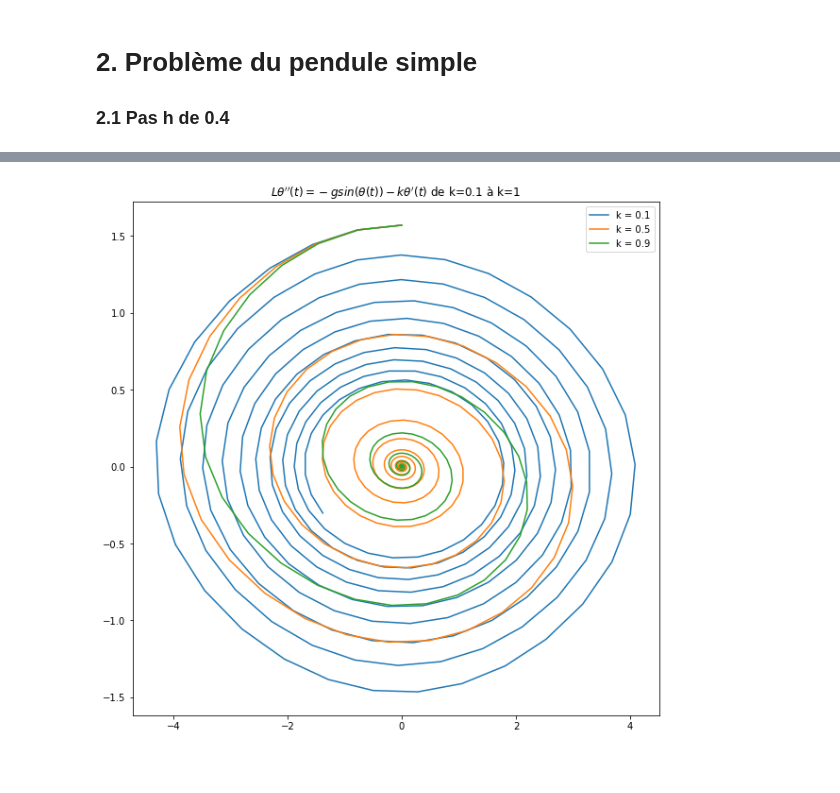
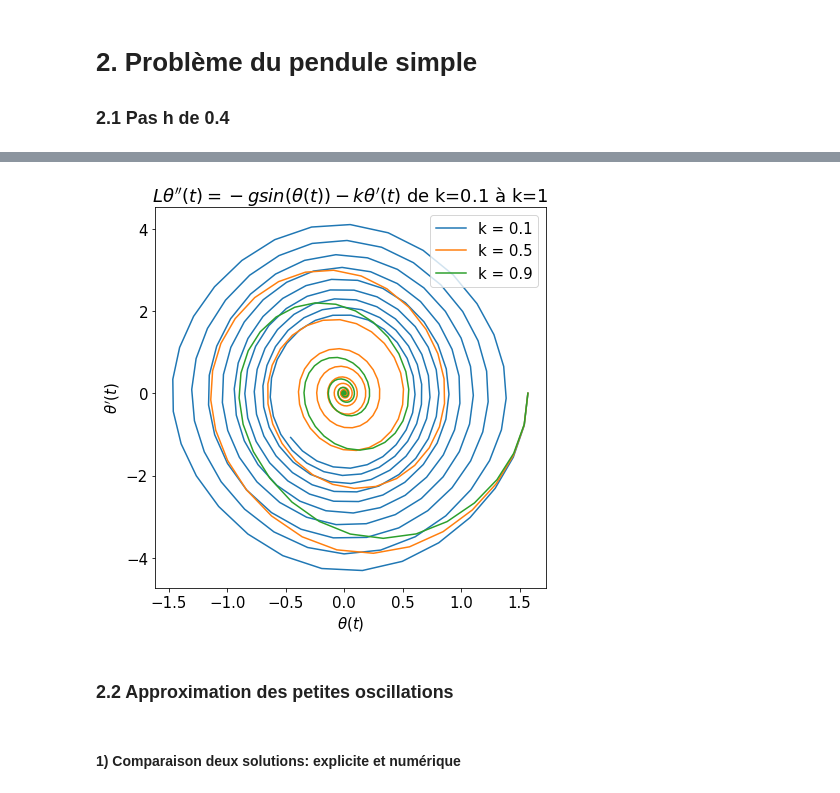
Before and after one commit to PhantHive/edo-curves, a Jupyter notebook: projet.ipynb, the cells around one changed output, grey strips where cells are left out. Saved outputs shown, nothing was run; the diff lists cells and outputs as text; code cells hidden in the pictures; blank space fills up the shorter version.

```diff
--- a/projet.ipynb
+++ b/projet.ipynb
@@ -116,11 +132,22 @@ a = 0
 b = 2
 step = 0.4 # h=0.4
 
-plt.figure(figsize=(5, 5))
+fig, axs = plt.subplots(1, 2)
+fig.set_figwidth(15)
+
 for k in np.arange(0.1, 1, step):
-    res = Resolve(None, a, b, N, None, 1)
-    t, Y = res.euler_explicite()
-    plt.plot(Y[:, 1], Y[:, 0])
+    res = Resolve(None, a, b, N, None, "1.2.1")
+    t1, Y1 = res.euler_explicite()
+    axs[0].plot(t1, Y1[:, 0], 'tab:red')
 
-plt.show()
+
+for k in np.arange(0.1, 1, step):
+    Y2 = []
+    for t in res.t:
+        Y2.append(t - 1 + np.exp(-t))
+
+    axs[1].plot(res.t, Y2, 'tab:blue')
+
+axs[0].set_title("Courbe $y' = -y + t$ avec Euler explicite")
+axs[1].set_title("Solution réelle de $y' = -y + t$")
 # %% [output]
@@ -132,3 +279,17 @@ On plot $\theta'$ en fonction de  $\theta$
 # 2. Problème du pendule simple
 
 ### 2.1 Pas h de 0.4
+# %%
+plt.rcParams.update({'font.size': 15})
+
+plt.figure(figsize=(7, 7))
+for k in np.arange(0.1, 1, step):
+    res = Resolve(1, 0, 20, 250, k, "pendule")
+    t, Y = res.kutta4()
+    plt.plot(Y[:, 0], Y[:, 1], label=f"k = {k}")
+
+plt.ylabel("$\\theta^\prime(t)$")
+plt.xlabel("$\\theta(t)$")
+plt.legend()
+plt.title("$ \\it{L \\theta''(t) = -gsin(\\theta(t)) - k\\theta'(t)} $ de k=0.1 à k=1")
+plt.show()
@@ -135,12 +298,14 @@ On plot $\theta'$ en fonction de  $\theta$
 # %%
-plt.figure(figsize=(10, 10))
+plt.figure(figsize=(7, 7))
 for k in np.arange(0.1, 1, step):
-    res = Resolve(1, 0, 20, 250, k, 2)
-    t, Y = res.kutta4()
-    plt.plot(Y[:, 1], Y[:, 0], label=f"k = {k}")
+    res = Resolve(1, 0, 20, 250, k, "pendule")
+    t, Y = res.kutta2()
+    plt.plot(Y[:, 0], Y[:, 1], label=f"k = {k}")
 
+plt.ylabel("$\\theta^\prime(t)$")
+plt.xlabel("$\\theta(t)$")
 plt.legend()
 plt.title("$ \\it{L \\theta''(t) = -gsin(\\theta(t)) - k\\theta'(t)} $ de k=0.1 à k=1")
 plt.show()
 # %% [output]
-[figure, old version]
+[figure, new version]
@@ -156,0 +312,4 @@ plt.show()
+# %% [markdown]
+### 2.2 Approximation des petites oscillations
+# %% [markdown]
+#### 1) Comparaison deux solutions: explicite et numérique
```
Also changed, not shown: parts of 22 cells of this notebook, 1 other file.
